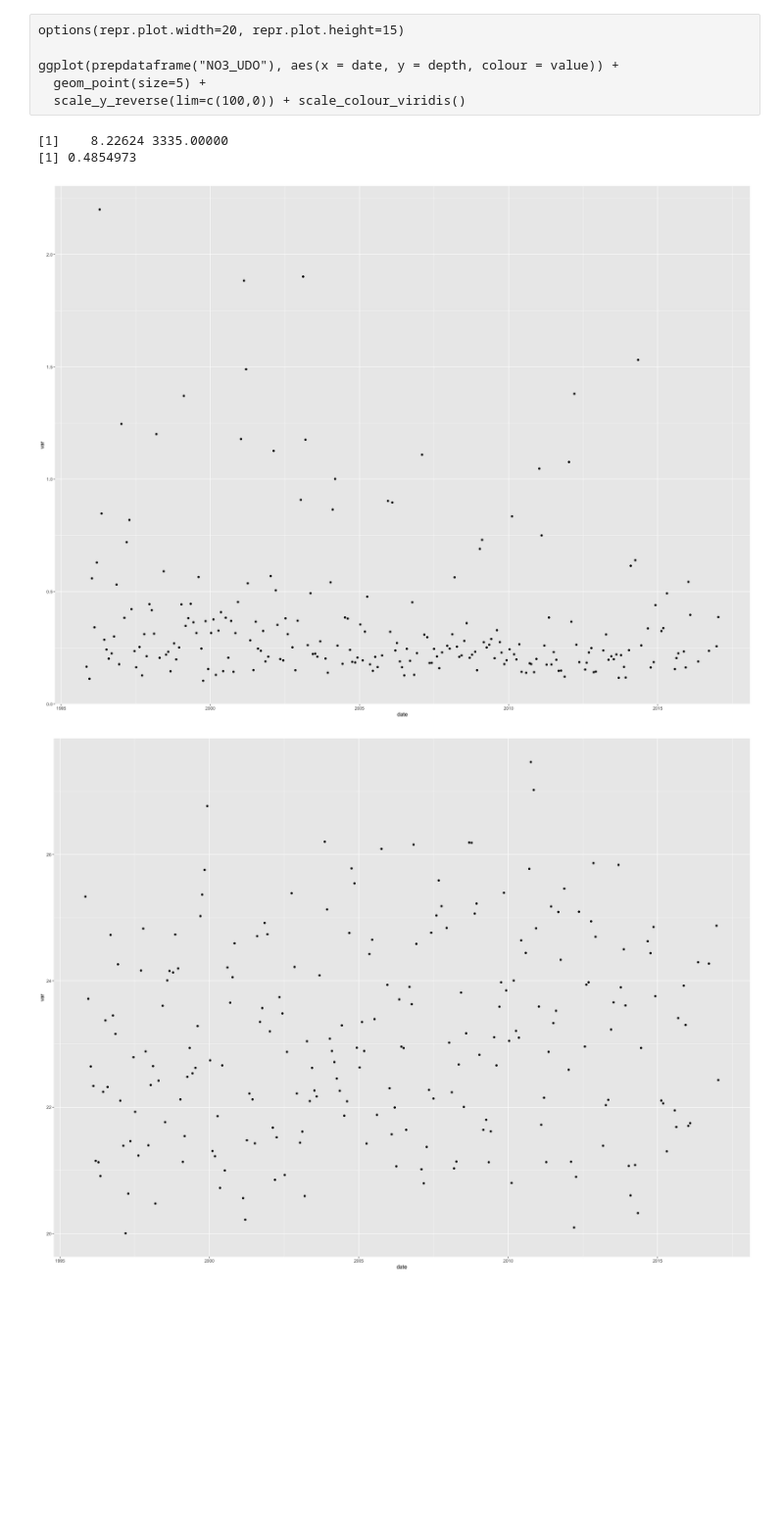
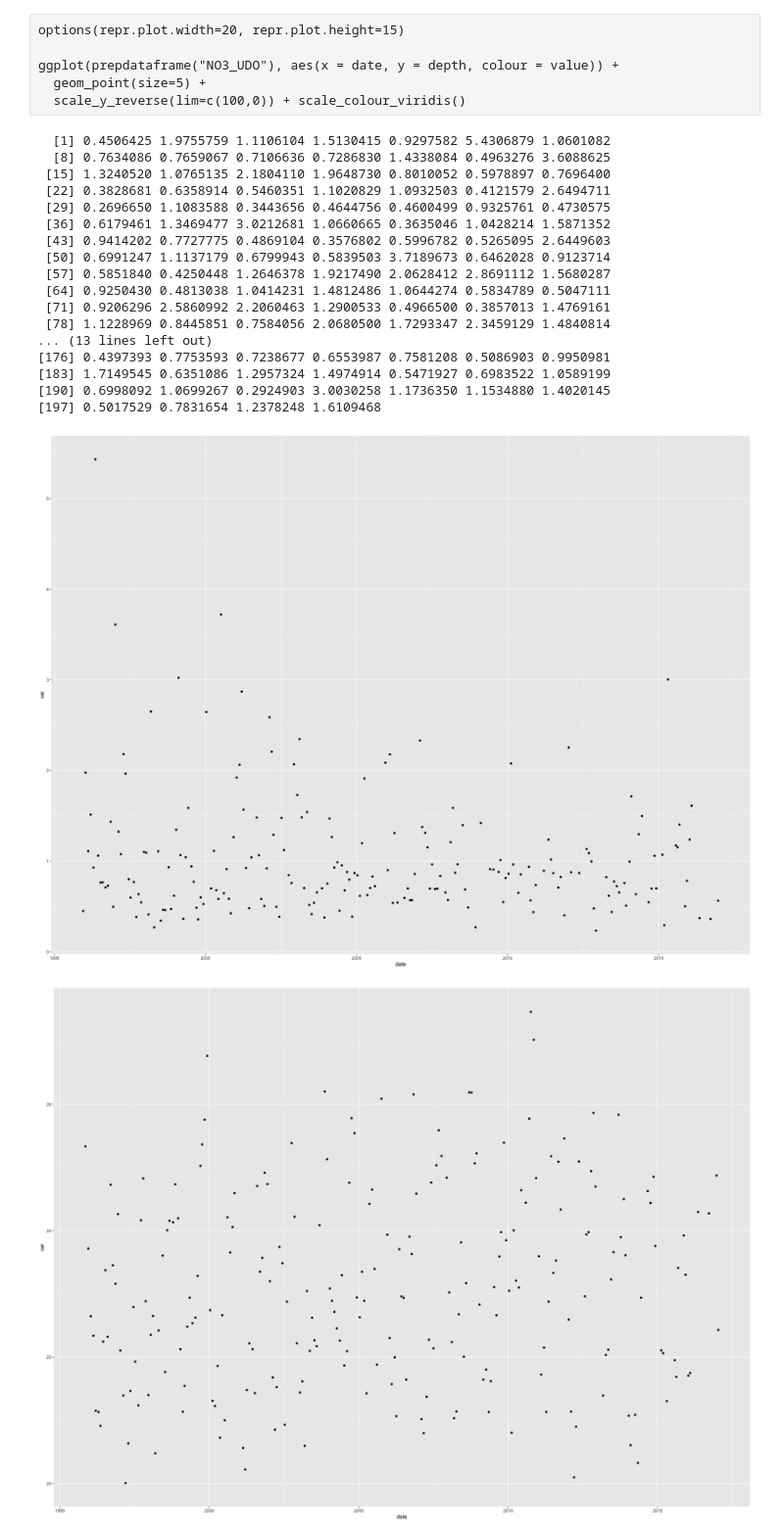
Before and after one commit to ben1post/BennyPhD, a Jupyter notebook: CaRiaco/SCRIPPS/CARIACO_data/Manuscript2DataAnalysis/DataPipeline/NiskinCHECKdepthresolvedDATA.ipynb, the cells around one changed output. Shown at 98% size. Drawn from its saved outputs; the diff is of its cells as text; code cells hidden in the pictures; blank space fills up the shorter version.

```diff
--- a/CaRiaco/SCRIPPS/CARIACO_data/Manuscript2DataAnalysis/DataPipeline/NiskinCHECKdepthresolvedDATA.ipynb
+++ b/CaRiaco/SCRIPPS/CARIACO_data/Manuscript2DataAnalysis/DataPipeline/NiskinCHECKdepthresolvedDATA.ipynb
@@ -70,11 +70,26 @@ ggplot(prepdataframe("NO3_UDO"), aes(x = date, y = depth, colour = value)) +
   geom_point(size=5) +
   scale_y_reverse(lim=c(100,0)) + scale_colour_viridis()
 # %%
-ggplot(interpolateNiskin("Chlorophyll", 'oce-rr', depth_to=100, noofNA=40), aes(x=date, y=var)) + geom_point()
+ggplot(interpolateNiskin("PrimaryProductivity", 'oce-rr', depth_to=100, noofNA=40), aes(x=date, y=var)) + geom_point()
 # %% [output]
-[1]    8.22624 3335.00000
-[1] 0.4854973
+  [1] 0.4506425 1.9755759 1.1106104 1.5130415 0.9297582 5.4306879 1.0601082
+  [8] 0.7634086 0.7659067 0.7106636 0.7286830 1.4338084 0.4963276 3.6088625
+ [15] 1.3240520 1.0765135 2.1804110 1.9648730 0.8010052 0.5978897 0.7696400
+ [22] 0.3828681 0.6358914 0.5460351 1.1020829 1.0932503 0.4121579 2.6494711
+ [29] 0.2696650 1.1083588 0.3443656 0.4644756 0.4600499 0.9325761 0.4730575
+ [36] 0.6179461 1.3469477 3.0212681 1.0660665 0.3635046 1.0428214 1.5871352
+ [43] 0.9414202 0.7727775 0.4869104 0.3576802 0.5996782 0.5265095 2.6449603
+ [50] 0.6991247 1.1137179 0.6799943 0.5839503 3.7189673 0.6462028 0.9123714
+ [57] 0.5851840 0.4250448 1.2646378 1.9217490 2.0628412 2.8691112 1.5680287
+ [64] 0.9250430 0.4813038 1.0414231 1.4812486 1.0644274 0.5834789 0.5047111
+ [71] 0.9206296 2.5860992 2.2060463 1.2900533 0.4966500 0.3857013 1.4769161
+ [78] 1.1228969 0.8445851 0.7584056 2.0680500 1.7293347 2.3459129 1.4840814
+... (13 lines left out)
+[176] 0.4397393 0.7753593 0.7238677 0.6553987 0.7581208 0.5086903 0.9950981
+[183] 1.7149545 0.6351086 1.2957324 1.4974914 0.5471927 0.6983522 1.0589199
+[190] 0.6998092 1.0699267 0.2924903 3.0030258 1.1736350 1.1534880 1.4020145
+[197] 0.5017529 0.7831654 1.2378248 1.6109468
-[figure, old version]
+[figure, new version]
 # %%
 ggplot(interpolateNiskin("Temperature", 'oce-rr', depth_to=100, noofNA=20), aes(x=date, y=var)) + geom_point()
 # %% [output]
```
Also changed, not shown: parts of 5 cells of this notebook, 48 other files.
